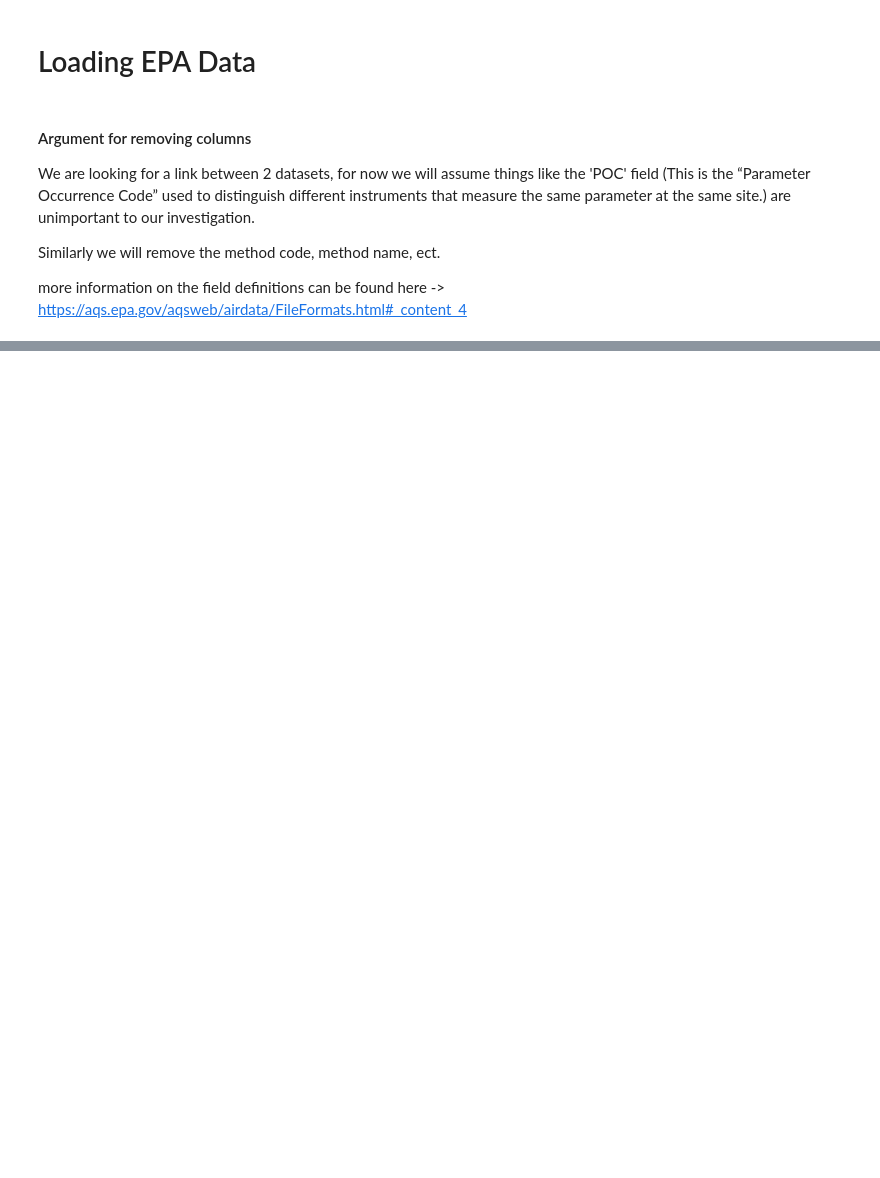
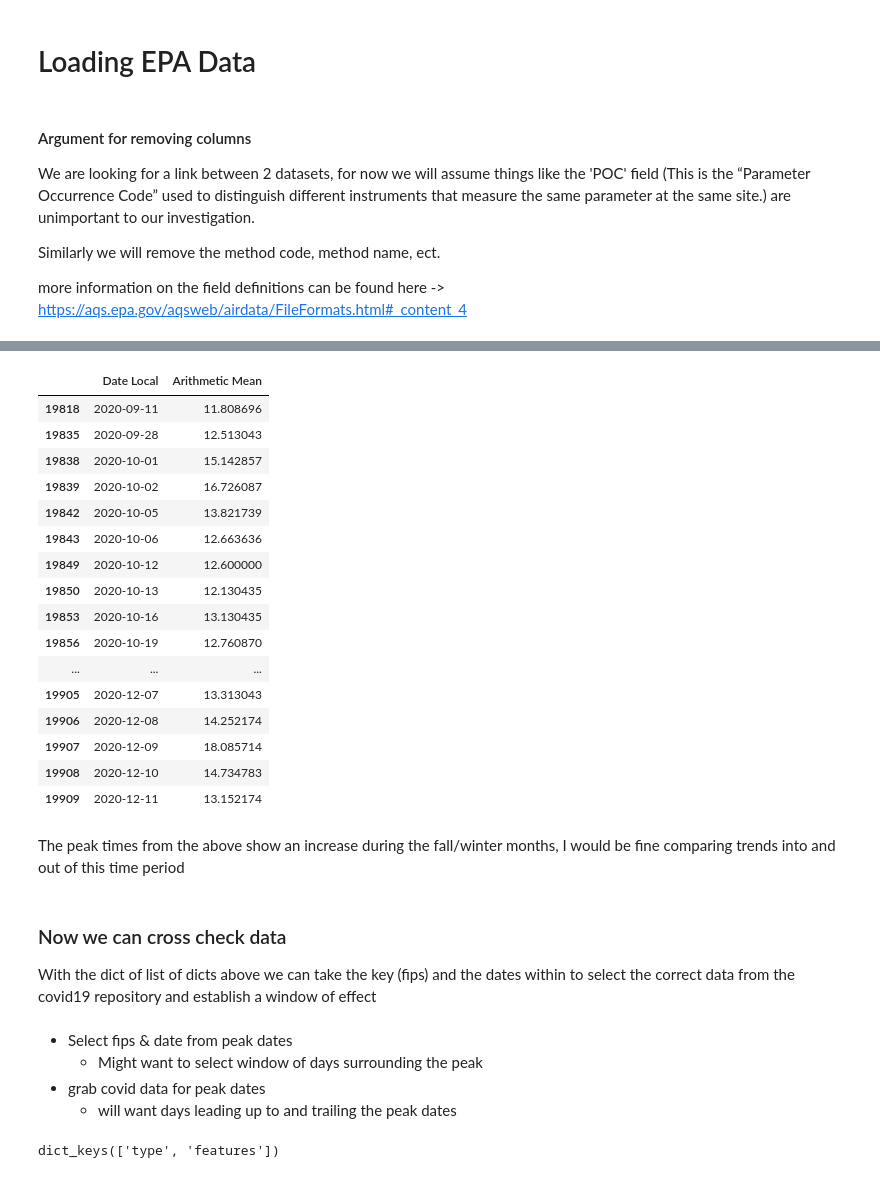
Before and after one commit to richstrouss/capstone, a Jupyter notebook: avk_data_investigation.ipynb, the cells around one changed output, grey strips where cells are left out. Drawn from its saved outputs; the diff is of its cells as text; code cells hidden in the pictures; blank space fills up the shorter version.

```diff
--- a/avk_data_investigation.ipynb
+++ b/avk_data_investigation.ipynb
@@ -384,0 +240,31 @@ len(all_no2_fips)
+# %%
+def check_level(df, averages, delta=0):
+    """Return dictonary with higher than average ppb for each fips code.
+
+
+    Parameters:
+
+    df -- single full dataframe
+
+    averages -- dict of structure fips:(mean_ppb, AQI)
+
+    delta -- ppb difference to flag, default = 0
+
+    The averages dictionary should have one entry per fips code, giving the average concentration for that county.
+
+    Return:
+    peaks -- dict of structure fips:[dates]
+    """
+
+    targets = {}
+    for fipc in list(averages.keys()):
+        df[df['fips']==fipc]
+        peak_df = df[(df['fips']==fipc) & (df['Arithmetic Mean'] >= (averages[fipc]['mean_ppb'] + delta))]
+        targets[fipc] = peak_df[['Date Local','Arithmetic Mean']].to_dict()
+    return targets
+# %%
+#checking logic
+fipc = '05035'
+df = slim_no2
+averages = county_benchmarks
+local_mean = averages[fipc]['mean_ppb']
@@ -384,0 +309,2 @@ len(all_no2_fips)
+# %%
+to_cross_ref = check_level(slim_no2, averages, delta=5)
@@ -384,0 +316,5 @@ len(all_no2_fips)
+# %%
+# Okay now I've got the dates that are above the mean.
+
+# Need to d
+y = pd.DataFrame.from_dict(to_cross_ref['06047'])
@@ -384,0 +326,36 @@ len(all_no2_fips)
+# %%
+# y is for the FIPS 06047
+y
+# %% [output]
+|  | Date Local | Arithmetic Mean |
+| 19818 | 2020-09-11 | 11.808696 |
+| 19835 | 2020-09-28 | 12.513043 |
+| 19838 | 2020-10-01 | 15.142857 |
+| 19839 | 2020-10-02 | 16.726087 |
+| 19842 | 2020-10-05 | 13.821739 |
+| 19843 | 2020-10-06 | 12.663636 |
+| 19849 | 2020-10-12 | 12.600000 |
+| 19850 | 2020-10-13 | 12.130435 |
+| 19853 | 2020-10-16 | 13.130435 |
+| 19856 | 2020-10-19 | 12.760870 |
+| ... | ... | ... |
+| 19905 | 2020-12-07 | 13.313043 |
+| 19906 | 2020-12-08 | 14.252174 |
+| 19907 | 2020-12-09 | 18.085714 |
+| 19908 | 2020-12-10 | 14.734783 |
+| 19909 | 2020-12-11 | 13.152174 |
+# %% [markdown]
+The peak times from the above show an increase during the fall/winter months, I would be fine comparing trends into and out of this time period
+# %% [markdown]
+### Now we can cross check data
+
+With the dict of list of dicts above we can take the key (fips) and the dates within to select the correct data from the covid19 repository and establish a window of effect
+# %% [markdown]
+- Select fips & date from peak dates
+    - Might want to select window of days surrounding the peak
+- grab covid data for peak dates
+    - will want days leading up to and trailing the peak dates
+# %%
+counties.keys()
+# %% [output]
+dict_keys(['type', 'features'])
```
Also changed, not shown: parts of 65 cells of this notebook.
